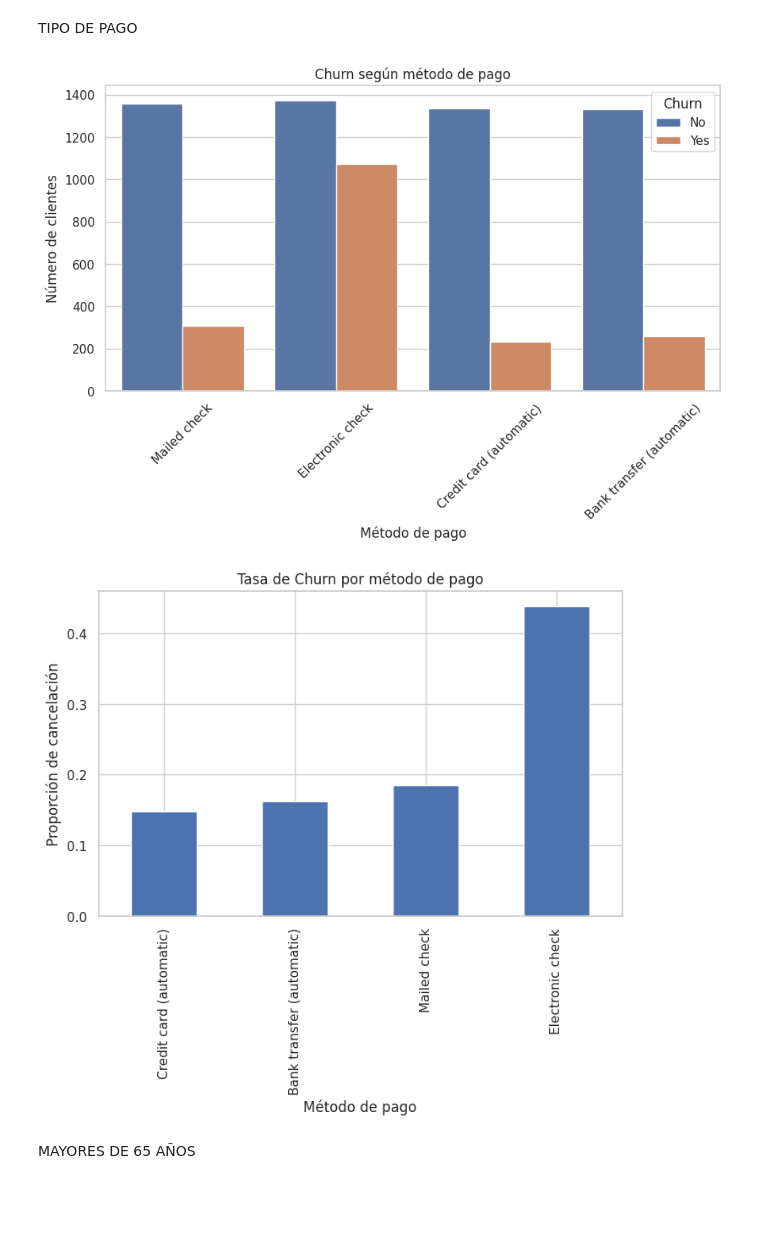
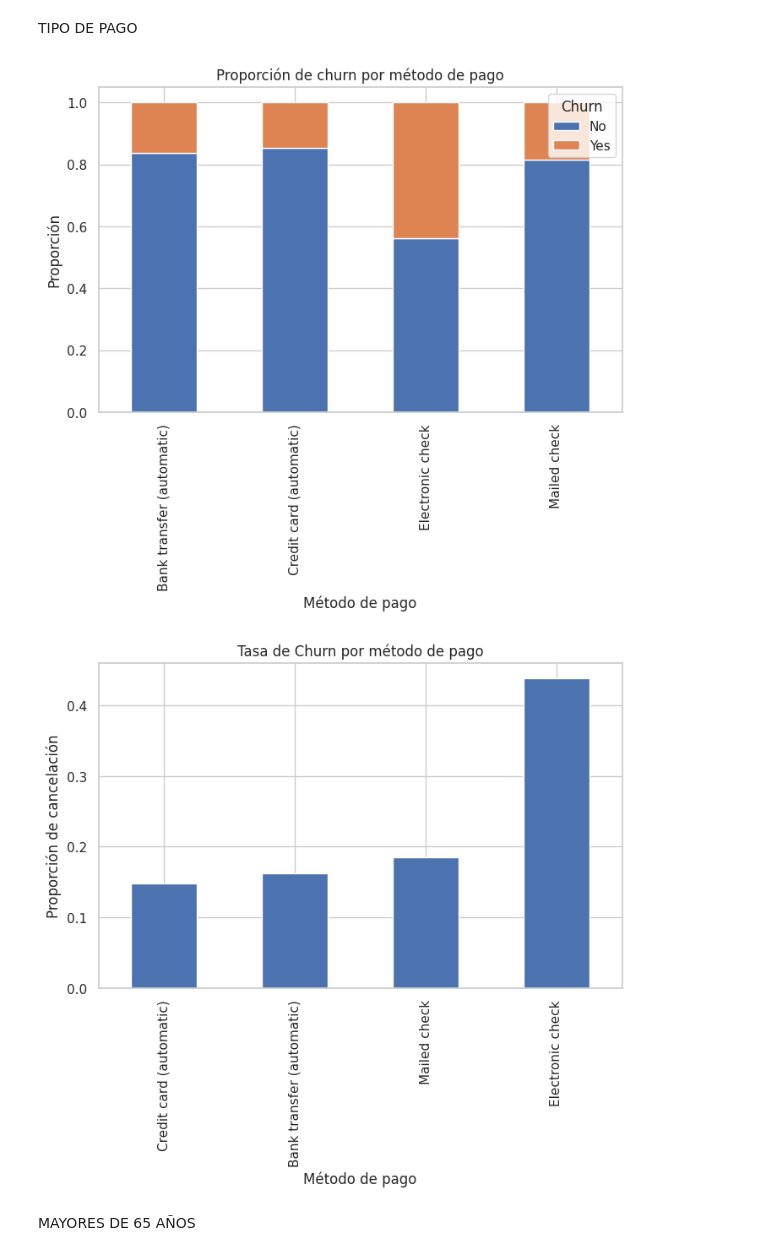
Before and after one commit to izual61/Challenge_TelecomX, a Jupyter notebook: TelecomX_LATAM.ipynb, the cells around one changed output. Saved outputs shown, nothing was run; the diff lists cells and outputs as text; code cells hidden in the pictures; blank space fills up the shorter version.

```diff
--- a/TelecomX_LATAM.ipynb
+++ b/TelecomX_LATAM.ipynb
@@ -158,33 +156,31 @@ plt.show()
 # %% [markdown]
 TIPO DE PAGO
 # %%
-plt.figure(figsize=(10,5))
+tabla = pd.crosstab(df_final["PaymentMethod"], df_final["Churn"], normalize="index")
 
-sns.countplot(x="PaymentMethod", hue="Churn", data=df_final)
+tabla.plot(kind="bar", stacked=True, figsize=(8,5))
 
-plt.title("Churn según método de pago")
+plt.title("Proporción de churn por método de pago")
+plt.ylabel("Proporción")
 plt.xlabel("Método de pago")
-plt.ylabel("Número de clientes")
-
-plt.xticks(rotation=45)
 
 plt.show()
 
 churn_payment = (
     df_final.groupby("PaymentMethod")["Churn"]
     .value_counts(normalize=True)
     .unstack()
 )
 
 churn_payment["Yes"].sort_values().plot(kind="bar", figsize=(8,5))
 
 plt.title("Tasa de Churn por método de pago")
 plt.ylabel("Proporción de cancelación")
 plt.xlabel("Método de pago")
 
 plt.show()
 # %% [output]
-[figure, old version]
+[figure, new version]
 [figure]
 # %% [markdown]
 MAYORES DE 65 AÑOS
```
Also changed, not shown: parts of 4 cells of this notebook.
